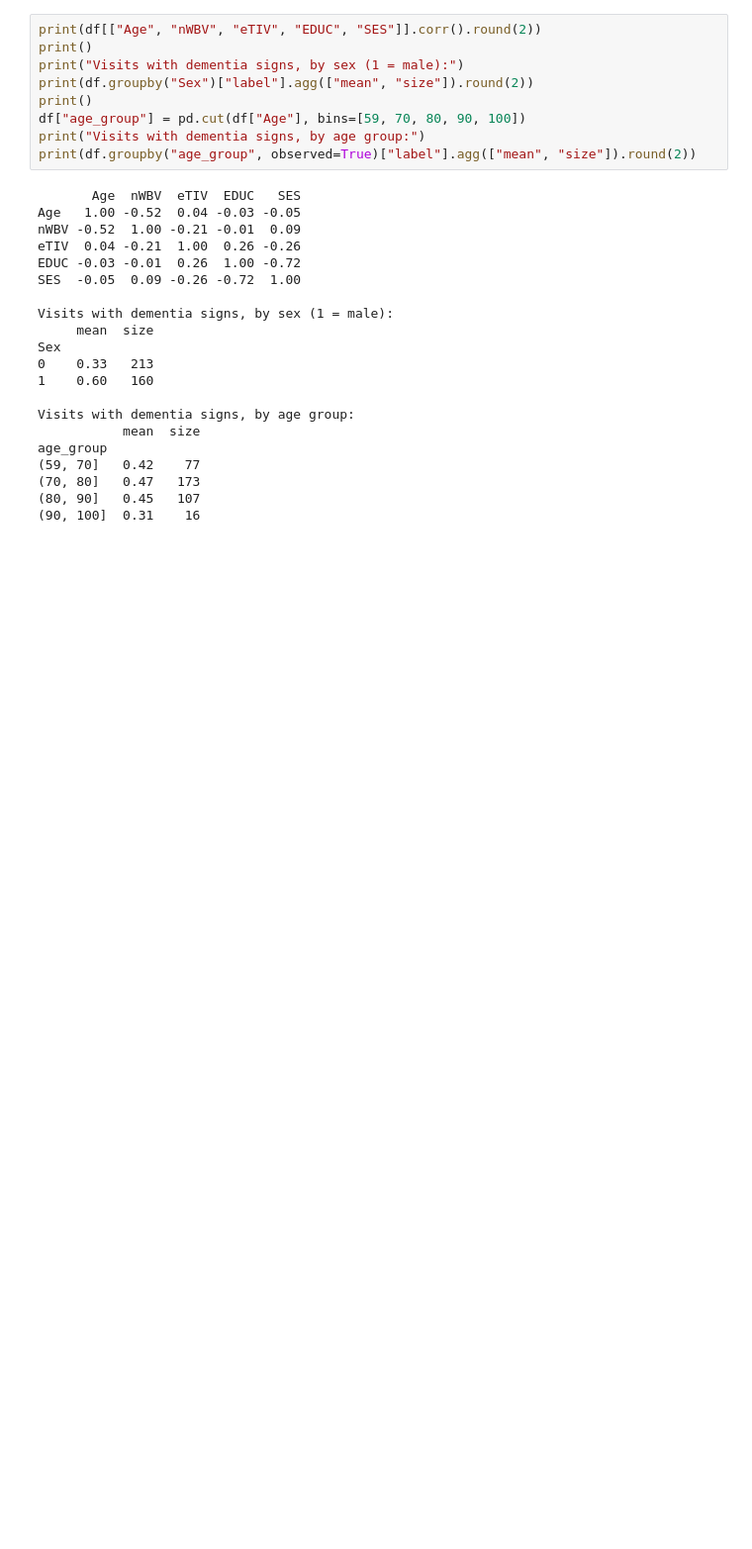
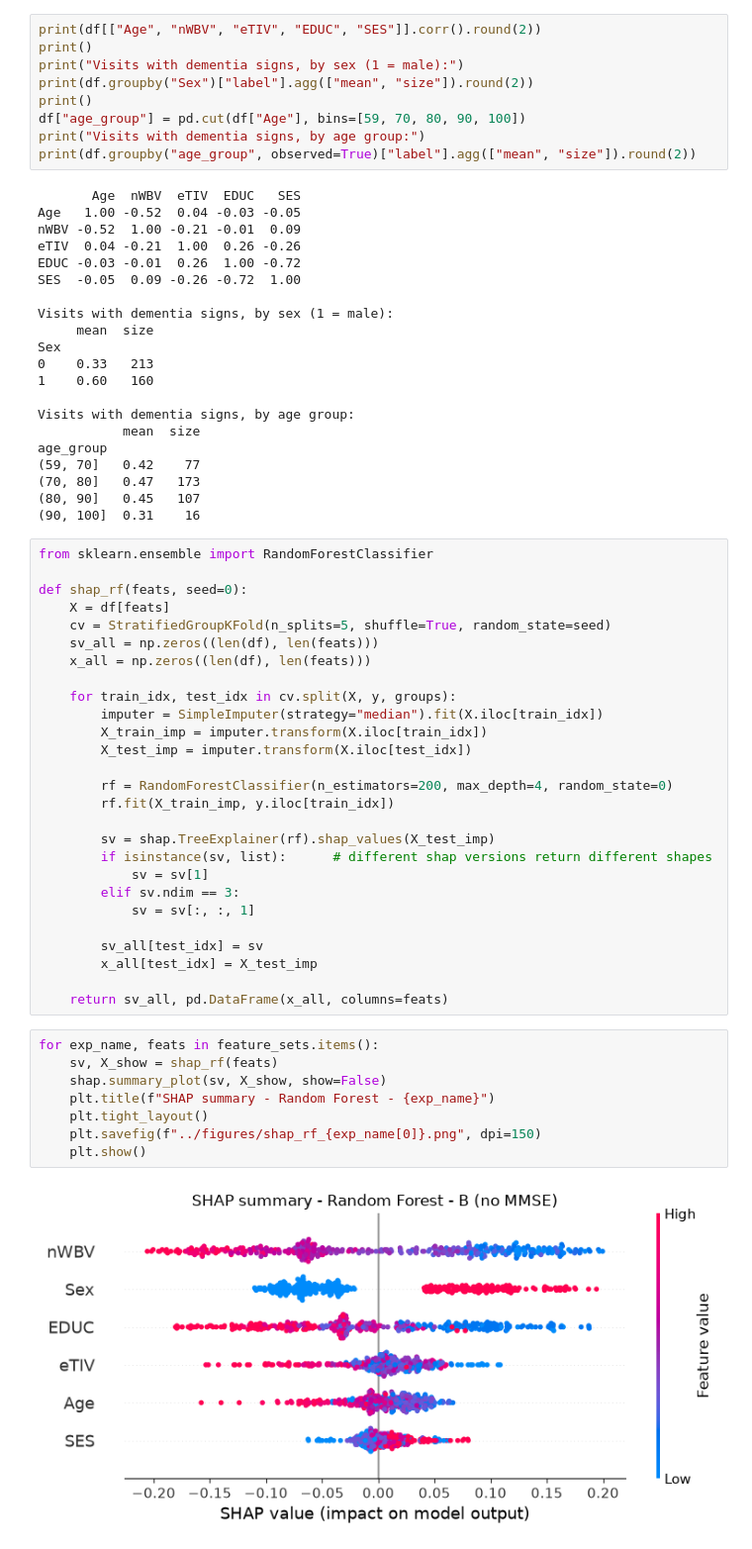
Before and after one commit to azfih/gks-cognitive-xai, a Jupyter notebook: notebooks/05_shap_explainability.ipynb, the cells around one changed output. Shown at 99% size. Cells and saved outputs as stored; diff of their text form; blank space fills up the shorter version.

Commit message:
Add SHAP Explainability Random Forest

```diff
--- a/notebooks/05_shap_explainability.ipynb
+++ b/notebooks/05_shap_explainability.ipynb
@@ -122,3 +122,40 @@ age_group
 (70, 80]   0.47   173
 (80, 90]   0.45   107
 (90, 100]  0.31    16
+# %%
+from sklearn.ensemble import RandomForestClassifier
+
+def shap_rf(feats, seed=0):
+    X = df[feats]
+    cv = StratifiedGroupKFold(n_splits=5, shuffle=True, random_state=seed)
+    sv_all = np.zeros((len(df), len(feats)))
+    x_all = np.zeros((len(df), len(feats)))
+
+    for train_idx, test_idx in cv.split(X, y, groups):
+        imputer = SimpleImputer(strategy="median").fit(X.iloc[train_idx])
+        X_train_imp = imputer.transform(X.iloc[train_idx])
+        X_test_imp = imputer.transform(X.iloc[test_idx])
+
+        rf = RandomForestClassifier(n_estimators=200, max_depth=4, random_state=0)
+        rf.fit(X_train_imp, y.iloc[train_idx])
+
+        sv = shap.TreeExplainer(rf).shap_values(X_test_imp)
+        if isinstance(sv, list):      # different shap versions return different shapes
+            sv = sv[1]
+        elif sv.ndim == 3:
+            sv = sv[:, :, 1]
+
+        sv_all[test_idx] = sv
+        x_all[test_idx] = X_test_imp
+
+    return sv_all, pd.DataFrame(x_all, columns=feats)
+# %%
+for exp_name, feats in feature_sets.items():
+    sv, X_show = shap_rf(feats)
+    shap.summary_plot(sv, X_show, show=False)
+    plt.title(f"SHAP summary - Random Forest - {exp_name}")
+    plt.tight_layout()
+    plt.savefig(f"../figures/shap_rf_{exp_name[0]}.png", dpi=150)
+    plt.show()
+# %% [output]
+[figure, added]
```
Also changed, not shown: parts of 3 cells of this notebook, 2 other files.
